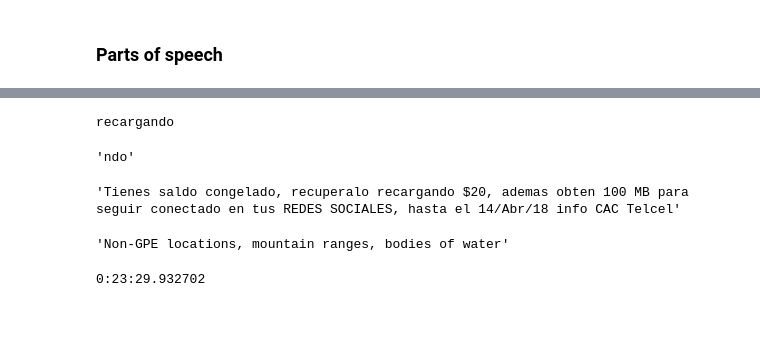
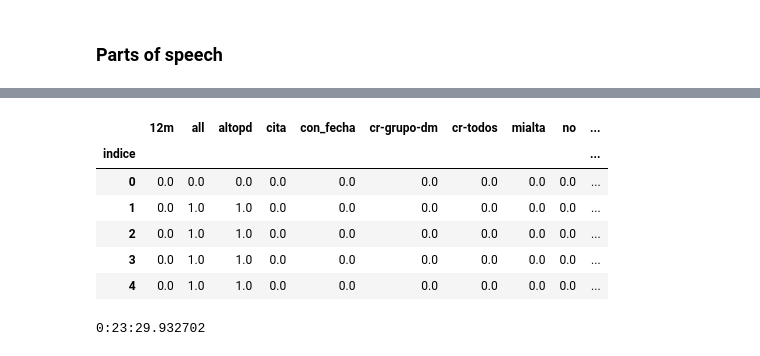
Before and after one commit to opintel/mi-salud, a Jupyter notebook: pipeline_modelo_2.ipynb, the cells around one changed output, grey strips where cells are left out. Drawn from its saved outputs; the diff is of its cells as text; code cells hidden in the pictures; blank space fills up the shorter version.

```diff
--- a/pipeline_modelo_2.ipynb
+++ b/pipeline_modelo_2.ipynb
@@ -709,11 +709,15 @@ import spacy
 nlp=spacy.load('es')
 # %%
 pos=pd.DataFrame()
+punct_all=[]
 for a in range(0, respuestas_etiquetas.shape[0]):
-    print(a)
     sent=nlp(respuestas_etiquetas.texto.values[a])
     schema=[]
+    punct=[]
     for i in range(0, len(sent)):
         schema.append(sent[i].pos_)
+        punct.append(sent[i].is_punct)
     schema=pd.DataFrame(dict((x,schema.count(x)) for x in set(schema)), index=[a])
-    pos=pd.concat([pos, schema], axis=0)
+    pos=pd.concat([pos, schema])
+    punct=np.array(punct).sum()
+    punct_all.append(punct)
@@ -738,3 +724,8 @@ for a in range(0, respuestas_etiquetas.shape[0]):
+# %%
+punct_all=pd.DataFrame({'n_punct':punct_all})
+# %%
+
+pos=pd.concat([pos, punct_all], axis=1)
 # %%
 pos=pos.fillna(0)
 pos=pos[pos.columns[pos.describe().loc['mean']>0.6]]
@@ -742,15 +732,2 @@ respuestas_etiquetas=pd.concat([respuestas_etiquetas, pos], axis=1)
-# %%
-prueba=nlp('recargando')
-print(prueba)
-prueba=prueba[0]
-# %% [output]
-recargando
-'ndo'
-# %%
-respuestas_etiquetas.texto[11]
-# %% [output]
-'Tienes saldo congelado, recuperalo recargando $20, ademas obten 100 MB para seguir conectado en tus REDES SOCIALES, hasta el 14/Abr/18 info CAC Telcel'
-# %%
-spacy.explain('LOC')
-# %% [output]
-'Non-GPE locations, mountain ranges, bodies of water'
+# %%
+pos=pos.div(respuestas_etiquetas.wc, axis=0)
@@ -757,3 +737,13 @@ spacy.explain('LOC')
+# %%
+respuestas_etiquetas.head()
+# %% [output]
+|  | 12m | all | altopd | cita | con_fecha | cr-grupo-dm | cr-todos | mialta | no | ... |
+| indice |  |  |  |  |  |  |  |  |  | ... |
+| 0 | 0.0 | 0.0 | 0.0 | 0.0 | 0.0 | 0.0 | 0.0 | 0.0 | 0.0 | ... |
+| 1 | 0.0 | 1.0 | 1.0 | 0.0 | 0.0 | 0.0 | 0.0 | 0.0 | 0.0 | ... |
+| 2 | 0.0 | 1.0 | 1.0 | 0.0 | 0.0 | 0.0 | 0.0 | 0.0 | 0.0 | ... |
+| 3 | 0.0 | 1.0 | 1.0 | 0.0 | 0.0 | 0.0 | 0.0 | 0.0 | 0.0 | ... |
+| 4 | 0.0 | 1.0 | 1.0 | 0.0 | 0.0 | 0.0 | 0.0 | 0.0 | 0.0 | ... |
 # %%
 inicio=datetime.now()
 
```
Also changed, not shown: parts of 3 cells of this notebook.
